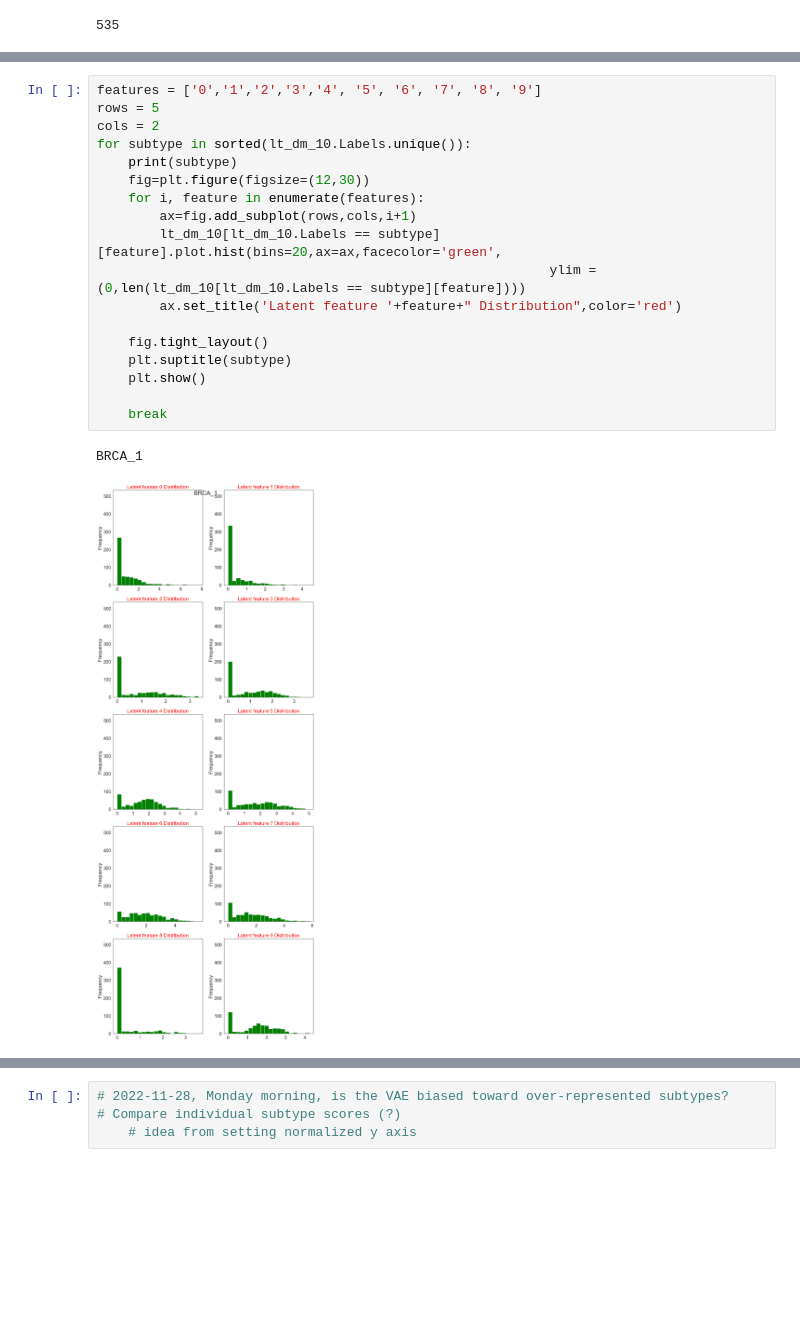
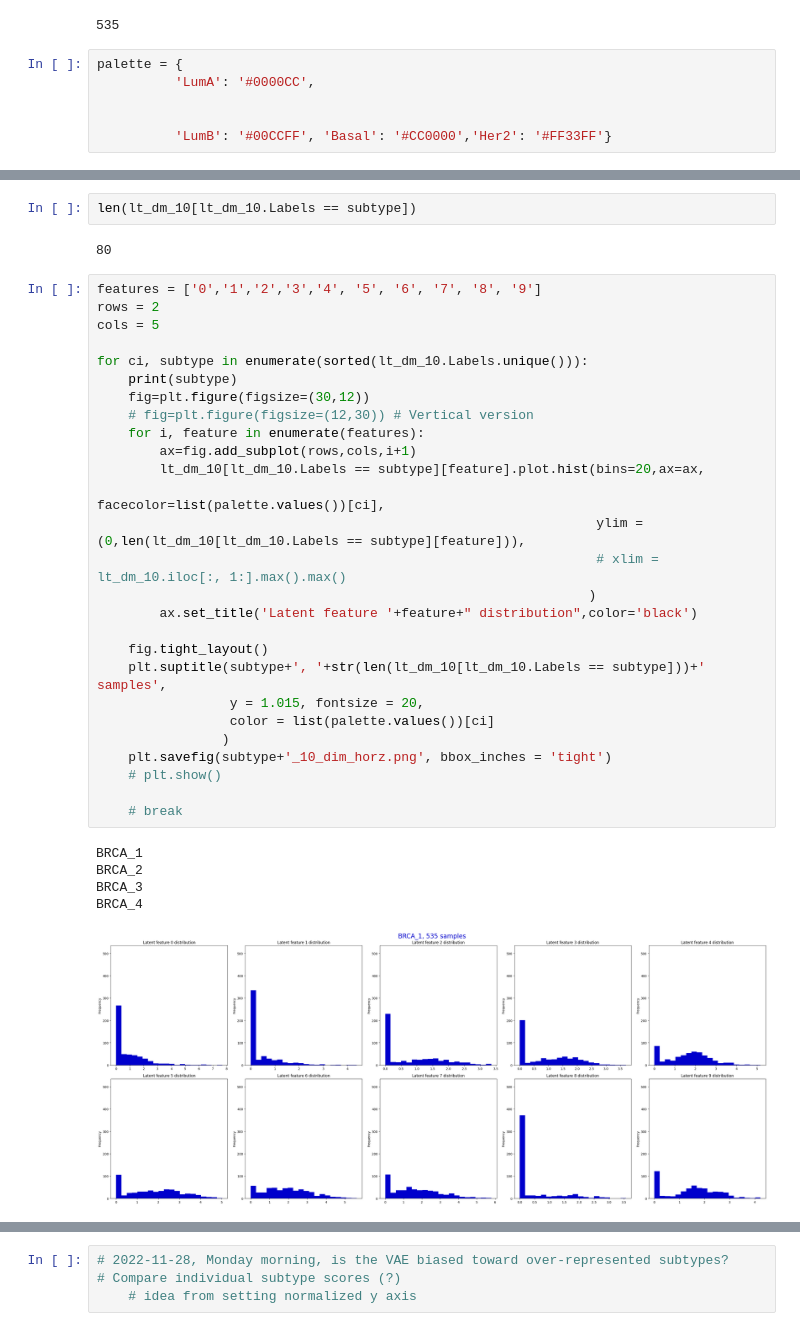
Before and after one commit to briankarlberg/synthetic_TCGA_data_gen, a Jupyter notebook: g_learning_curves/c_latent_sampling.ipynb, the cells around one changed output, grey strips where cells are left out. Cells and saved outputs as stored; diff of their text form; blank space fills up the shorter version.

```diff
--- a/g_learning_curves/c_latent_sampling.ipynb
+++ b/g_learning_curves/c_latent_sampling.ipynb
@@ -879,3 +879,9 @@ lt_dm_10
 len(lt_dm_10[lt_dm_10.Labels == subtype][feature])
 # %% [output]
 535
+# %%
+palette = {
+          'LumA': '#0000CC',
+
+
+          'LumB': '#00CCFF', 'Basal': '#CC0000','Her2': '#FF33FF'}
@@ -882,21 +900,37 @@ len(lt_dm_10[lt_dm_10.Labels == subtype][feature])
+# %%
+len(lt_dm_10[lt_dm_10.Labels == subtype])
+# %% [output]
+80
 # %%
 features = ['0','1','2','3','4', '5', '6', '7', '8', '9']
-rows = 5
-cols = 2
-for subtype in sorted(lt_dm_10.Labels.unique()):
+rows = 2
+cols = 5
+
+for ci, subtype in enumerate(sorted(lt_dm_10.Labels.unique())):
     print(subtype)
-    fig=plt.figure(figsize=(12,30))
+    fig=plt.figure(figsize=(30,12))
+    # fig=plt.figure(figsize=(12,30)) # Vertical version
     for i, feature in enumerate(features):
         ax=fig.add_subplot(rows,cols,i+1)
-        lt_dm_10[lt_dm_10.Labels == subtype][feature].plot.hist(bins=20,ax=ax,facecolor='green',
-                                                          ylim = (0,len(lt_dm_10[lt_dm_10.Labels == subtype][feature])))
-        ax.set_title('Latent feature '+feature+" Distribution",color='red')
+        lt_dm_10[lt_dm_10.Labels == subtype][feature].plot.hist(bins=20,ax=ax,
+                                                                facecolor=list(palette.values())[ci],
+                                                                ylim = (0,len(lt_dm_10[lt_dm_10.Labels == subtype][feature])),
+                                                                # xlim = lt_dm_10.iloc[:, 1:].max().max()
+                                                               )
+        ax.set_title('Latent feature '+feature+" distribution",color='black')
 
     fig.tight_layout()
-    plt.suptitle(subtype)
-    plt.show()
+    plt.suptitle(subtype+', '+str(len(lt_dm_10[lt_dm_10.Labels == subtype]))+' samples',
+                 y = 1.015, fontsize = 20,
+                 color = list(palette.values())[ci]
+                )
+    plt.savefig(subtype+'_10_dim_horz.png', bbox_inches = 'tight')
+    # plt.show()
 
-    break
+    # break
 # %% [output]
 BRCA_1
+BRCA_2
+BRCA_3
+BRCA_4
-[figure, old version]
+[figure, new version]
```
Also changed, not shown: parts of 4 cells of this notebook, 2 other files.
